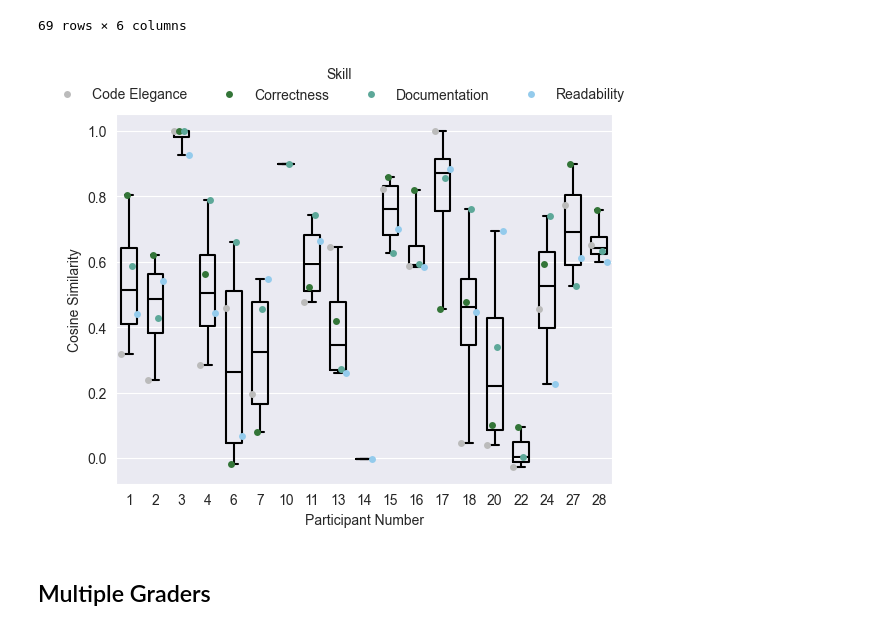
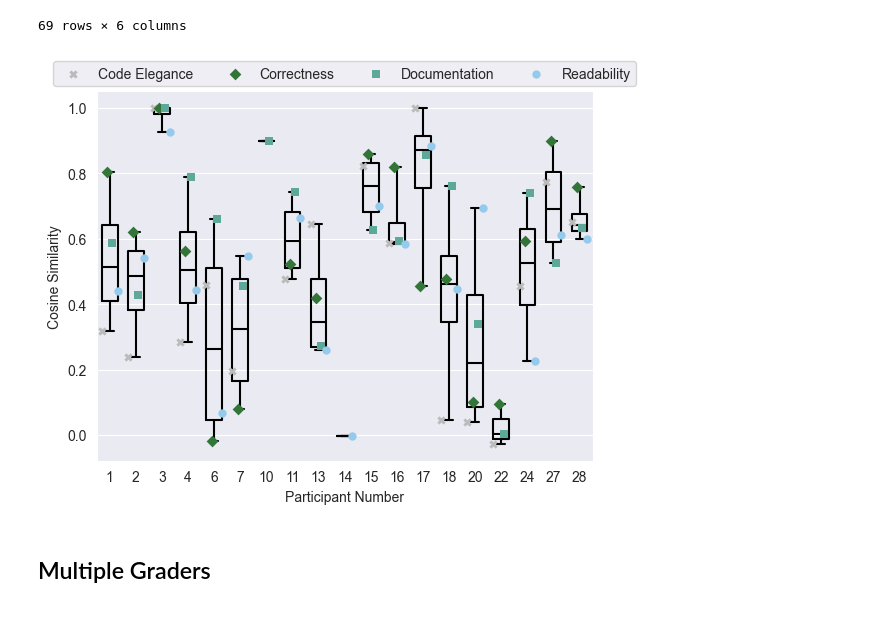
Before and after one commit to m-messer/Consistency_In_Grading_Analysis, a Jupyter notebook: feedback_analysis.ipynb, the cells around one changed output. Drawn from its saved outputs; the diff is of its cells as text; code cells hidden in the pictures.

Commit message:
PHD-359 Changed markers for intra-rater sim plot

```diff
--- a/feedback_analysis.ipynb
+++ b/feedback_analysis.ipynb
@@ -383,19 +384,45 @@ sim_df
 | 68 | 559.0 | Readability | 7 | Easy to read. | It is readable, though not perfect. | 0.547646 |
 69 rows × 6 columns
 # %%
-sim_plt = sns.boxplot(sim_df, x='participant_id', y='sim', whis=[0, 100], width=.6, fill=False, color='black')
-sns.stripplot(sim_df, x='participant_id', y='sim', hue='skill', dodge=True, palette=color_pallete)
+# Plot swarm plot with different markers: https://stackoverflow.com/questions/52878845/swarmplot-with-hue-affecting-marker-beyond-color
+fig, ax = plt.subplots(1,1)
+# dummy plots, just to get the Path objects
+correctness = ax.scatter([1,2],[3,4], marker='X')
+readability = ax.scatter([1,2],[3,4], marker='D')
+documentation = ax.scatter([1,2],[3,4], marker='s')
+code_elegance = ax.scatter([1,2],[3,4], marker='o')
 
-sim_plt.set(xlabel='Participant Number', ylabel='Cosine Similarity')
-# sns.move_legend(sim_plt, "upper left", bbox_to_anchor=(1, 1), title='Skill')
-sns.move_legend(
-    sim_plt, "lower center",
-    bbox_to_anchor=(.45, 1), ncol=4, title='Skill', frameon=False,
-)
+correctness_mk, = correctness.get_paths()
+readability_mk, = readability.get_paths()
+documentation_mk, = documentation.get_paths()
+code_elegance_mk, = code_elegance.get_paths()
 
-sim_plt.get_figure().savefig('plots/sim.pdf', bbox_inches='tight')
+correctness.remove()
+readability.remove()
+documentation.remove()
+code_elegance.remove()
+
+ax = sns.swarmplot(x="participant_id", y="sim", hue="skill", data=sim_df, size=6, ax=ax, dodge=True, palette=color_pallete)
+N_hues = len(pd.unique(sim_df['skill']))
+
+c = ax.collections
+for a in c[::N_hues]:
+    a.set_paths([correctness_mk])
+for a in c[1::N_hues]:
+    a.set_paths([readability_mk])
+for a in c[2::N_hues]:
+    a.set_paths([documentation_mk])
+for a in c[3::N_hues]:
+    a.set_paths([code_elegance_mk])
+
+sns.boxplot(sim_df, x='participant_id', y='sim', whis=[0, 100], width=.6, fill=False, color='black')
+
+ax.set(xlabel='Participant Number', ylabel='Cosine Similarity')
+ax.legend(c[-4:],pd.unique(sim_df['skill']), loc='upper center', bbox_to_anchor=(0.5, 1.1), ncol=4)
+
+ax.get_figure().savefig('plots/sim.pdf', bbox_inches='tight')
 # %% [output]
-[figure, old version]
+[figure, new version]
 # %% [markdown]
 ## Multiple Graders
 # %%
```
Also changed, not shown: parts of 1 cell of this notebook.
